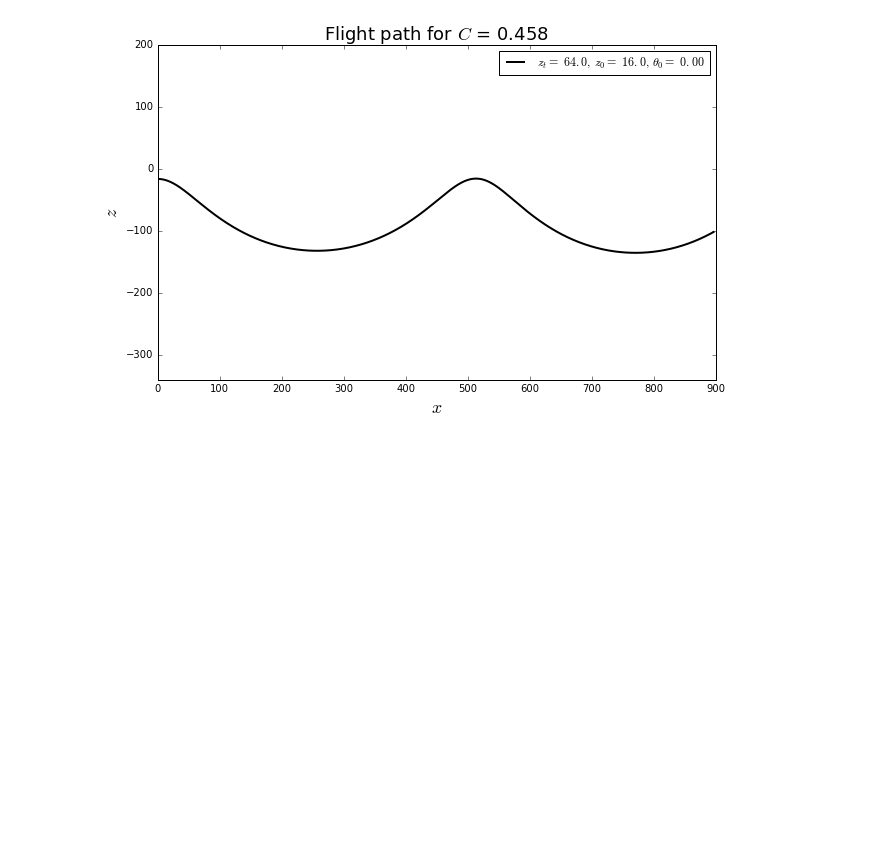
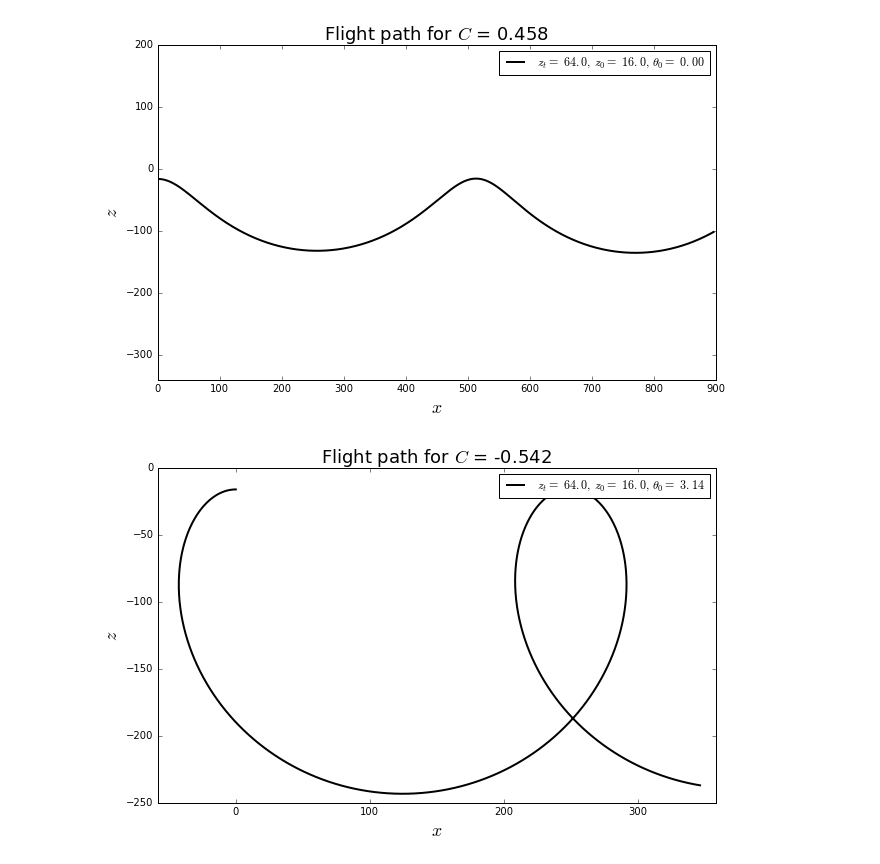
Before and after one commit to yueyang1992/MAE6286, a Jupyter notebook: sep6.ipynb, the cells around one changed output. Saved outputs shown, nothing was run; the diff lists cells and outputs as text; code cells hidden in the pictures; blank space fills up the shorter version.

```diff
--- a/sep6.ipynb
+++ b/sep6.ipynb
@@ -45,3 +45,7 @@ numpy.linspace?
 plot_flight_path(64, 16, 0)
 # %% [output]
 [figure]
+# %%
+plot_flight_path(64,16,numpy.pi)
+# %% [output]
+[figure, added]
```
